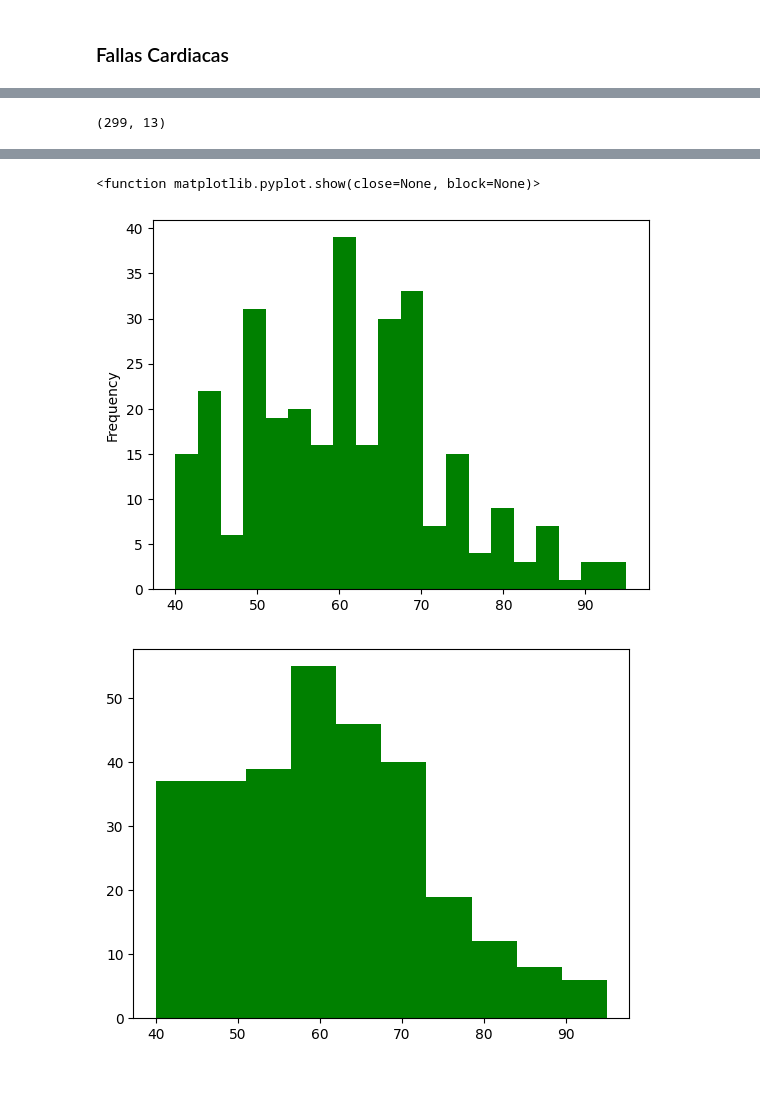
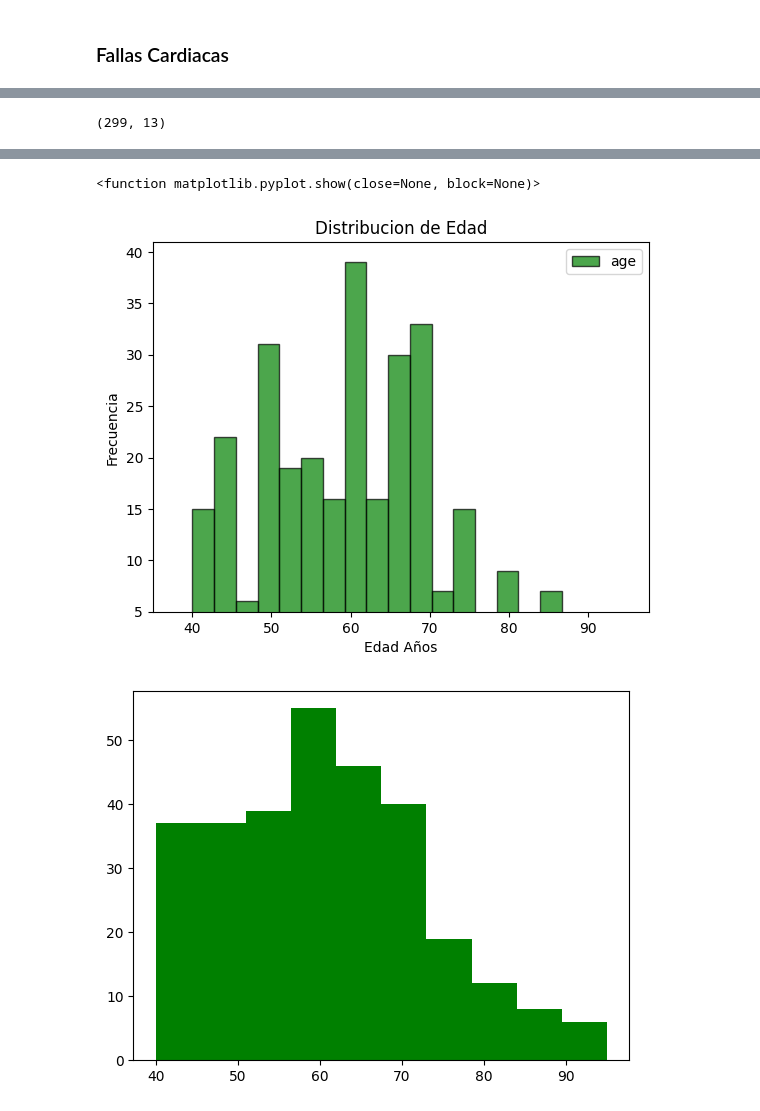
Before and after one commit to DanielGalarza1/InteligenciaDeNegocios, a Jupyter notebook: MyPython/predicciones/arbol_fallas_del_corazon.ipynb, the cells around one changed output, grey strips where cells are left out. Drawn from its saved outputs; the diff is of its cells as text; code cells hidden in the pictures; blank space fills up the shorter version.

```diff
--- a/MyPython/predicciones/arbol_fallas_del_corazon.ipynb
+++ b/MyPython/predicciones/arbol_fallas_del_corazon.ipynb
@@ -18,10 +18,11 @@ dataset.tail()
 | 296 | 45.0 | 0 | 2060 | 1 | 60 | 0 | 742000.0 | ... |
 | 297 | 45.0 | 0 | 2413 | 0 | 38 | 0 | 140000.0 | ... |
 | 298 | 50.0 | 0 | 196 | 0 | 45 | 0 | 395000.0 | ... |
-# %%
-dataset.shape
-# %% [output]
-(299, 13)
+# %%
+# (filas, columnas)
+dataset.shape
+# %% [output]
+(299, 13)
 # %%
 dataset.info()
 # %% [output]
@@ -65,11 +66,16 @@ dataset.describe().T
 | DEATH_EVENT | 299.0 | 0.321070 | 0.467670 | 0.0 | 0.0 | 0.0 | 1.0 | 1.0 |
 # %%
 # Graficamos la edad a travez de un histograma
-dataset["age"].plot(kind='hist', bins=20, color='green')
+dataset["age"].plot(kind='hist', bins=20, color='green', title='Distribucion de Edad',
+                    xlabel='Edad Años', ylabel='Frecuencia',
+                    alpha=0.7, edgecolor='black', linewidth=1)
+plt.xlim(35)
+plt.ylim(5)
+plt.legend()
 plt.show
 # %% [output]
 <function matplotlib.pyplot.show(close=None, block=None)>
-[figure, old version]
+[figure, new version]
 # %%
 plt.hist(dataset['age'], color="green");
 # %% [output]
```
Also changed, not shown: parts of 1 cell of this notebook, 4 other files.
